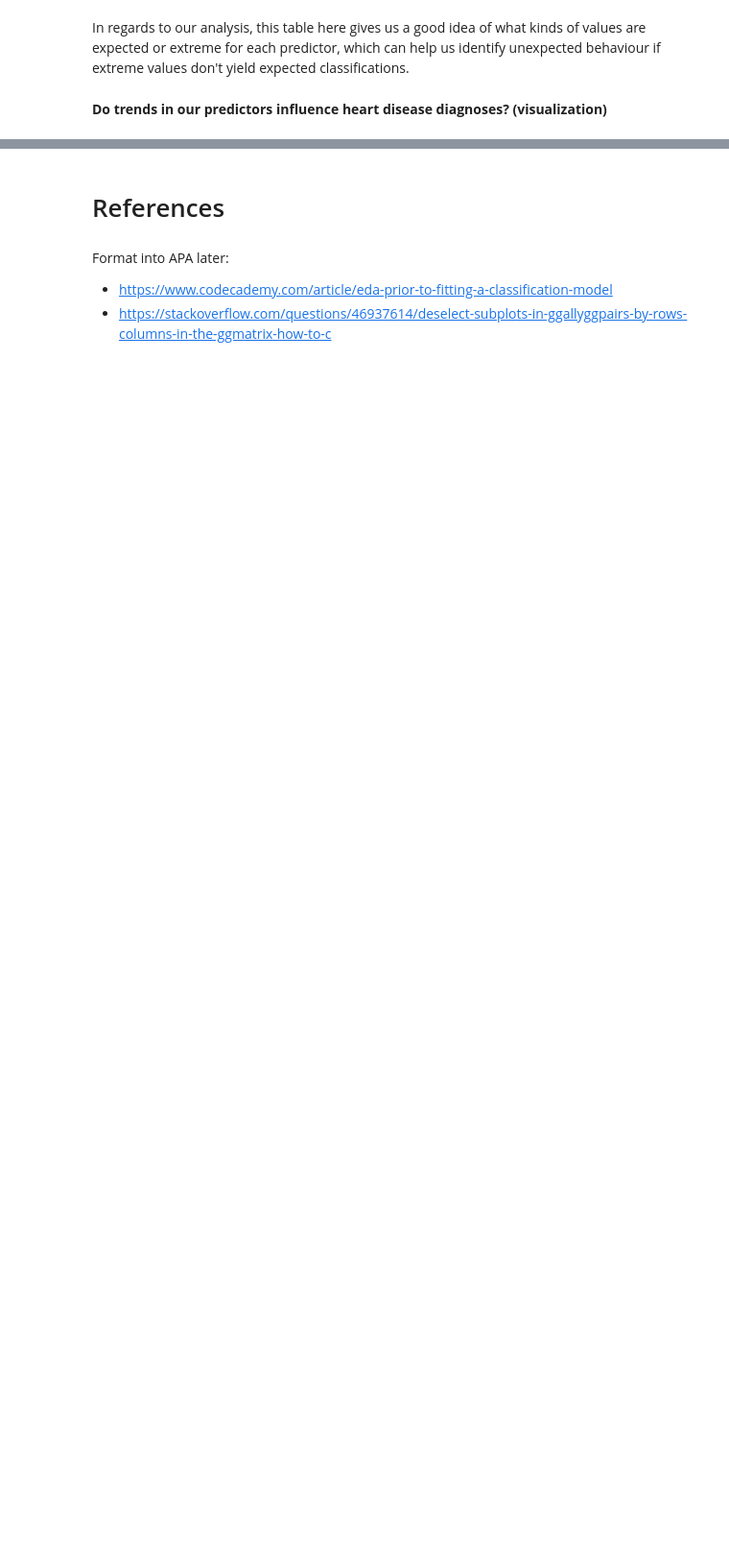
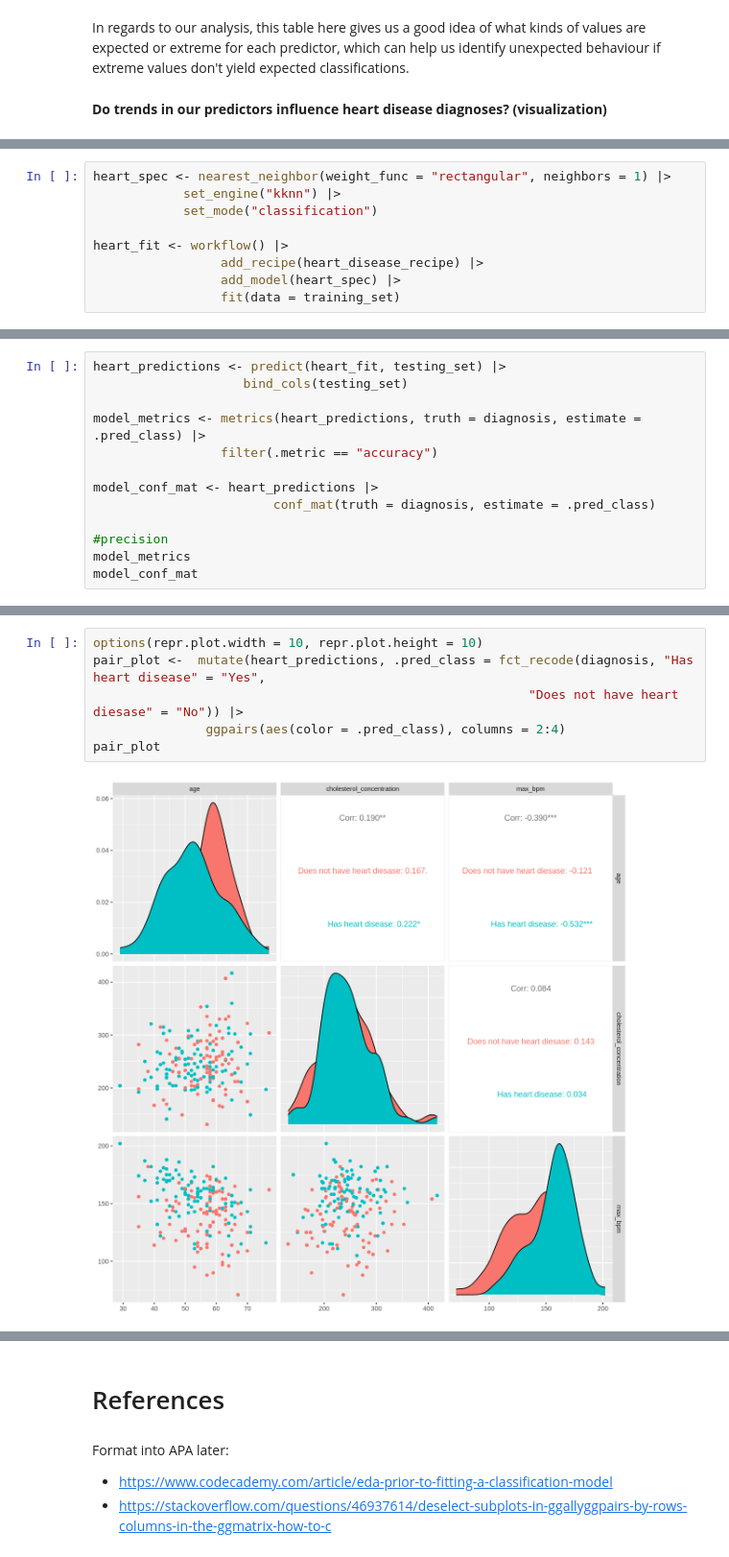
Before and after one commit to dislasriv/Heart-Disease-Data-Analysis, a Jupyter notebook: ProjectReport.ipynb, the cells around one changed output, grey strips where cells are left out. Shown at 96% size. Cells and saved outputs as stored; diff of their text form; blank space fills up the shorter version.

Commit message:
Done data analysis
:C

```diff
--- a/ProjectReport.ipynb
+++ b/ProjectReport.ipynb
@@ -125,0 +208,9 @@ From the two observations we have made above, we can begin to establish patterns
+# %%
+heart_spec <- nearest_neighbor(weight_func = "rectangular", neighbors = 1) |>
+            set_engine("kknn") |>
+            set_mode("classification")
+
+heart_fit <- workflow() |>
+                 add_recipe(heart_disease_recipe) |>
+                 add_model(heart_spec) |>
+                 fit(data = training_set)
@@ -125,0 +221,13 @@ From the two observations we have made above, we can begin to establish patterns
+# %%
+heart_predictions <- predict(heart_fit, testing_set) |>
+                    bind_cols(testing_set)
+
+model_metrics <- metrics(heart_predictions, truth = diagnosis, estimate = .pred_class) |>
+                 filter(.metric == "accuracy")
+
+model_conf_mat <- heart_predictions |>
+                        conf_mat(truth = diagnosis, estimate = .pred_class)
+
+#precision
+model_metrics
+model_conf_mat
@@ -125,0 +253,8 @@ From the two observations we have made above, we can begin to establish patterns
+# %%
+options(repr.plot.width = 10, repr.plot.height = 10)
+pair_plot <-  mutate(heart_predictions, .pred_class = fct_recode(diagnosis, "Has heart disease" = "Yes",
+                                                          "Does not have heart diesase" = "No")) |>
+               ggpairs(aes(color = .pred_class), columns = 2:4)
+pair_plot
+# %% [output]
+[figure, added]
```
Also changed, not shown: parts of 30 cells of this notebook.
